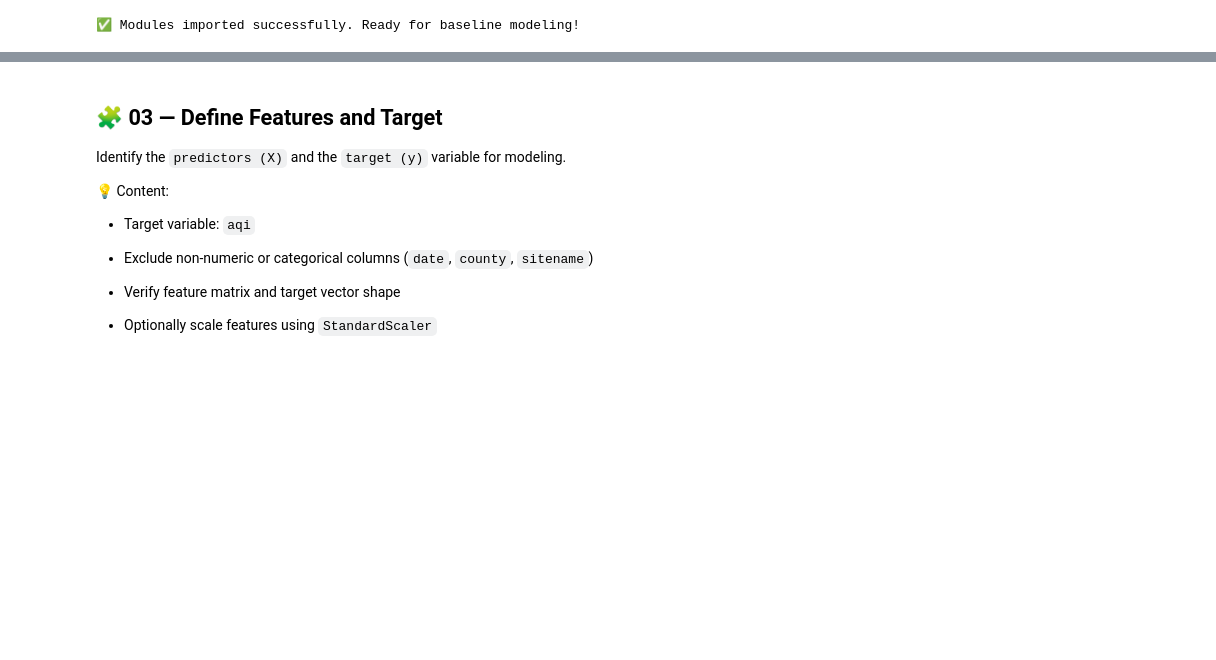
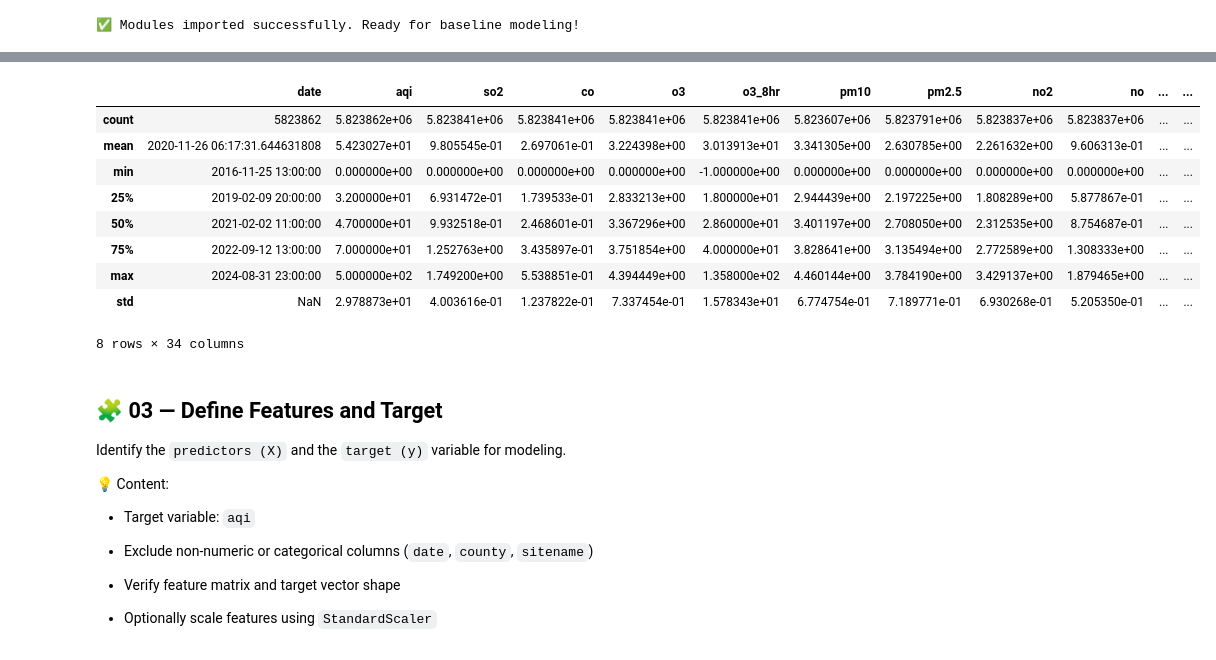
Before and after one commit to chgwyellow/air_pollution_analysis, a Jupyter notebook: notebook/03_baseline_modeling.ipynb, the cells around one changed output, grey strips where cells are left out. Cells and saved outputs as stored; diff of their text form; code cells hidden in the pictures; blank space fills up the shorter version.

```diff
--- a/notebook/03_baseline_modeling.ipynb
+++ b/notebook/03_baseline_modeling.ipynb
@@ -49,3 +98,16 @@ and prepare it for modeling.
+# %%
+df_log.describe()
+# %% [output]
+|  | date | aqi | so2 | co | o3 | o3_8hr | pm10 | pm2.5 | no2 | no | ... | ... |
+| count | 5823862 | 5.823862e+06 | 5.823841e+06 | 5.823841e+06 | 5.823841e+06 | 5.823841e+06 | 5.823607e+06 | 5.823791e+06 | 5.823837e+06 | 5.823837e+06 | ... | ... |
+| mean | 2020-11-26 06:17:31.644631808 | 5.423027e+01 | 9.805545e-01 | 2.697061e-01 | 3.224398e+00 | 3.013913e+01 | 3.341305e+00 | 2.630785e+00 | 2.261632e+00 | 9.606313e-01 | ... | ... |
+| min | 2016-11-25 13:00:00 | 0.000000e+00 | 0.000000e+00 | 0.000000e+00 | 0.000000e+00 | -1.000000e+00 | 0.000000e+00 | 0.000000e+00 | 0.000000e+00 | 0.000000e+00 | ... | ... |
+| 25% | 2019-02-09 20:00:00 | 3.200000e+01 | 6.931472e-01 | 1.739533e-01 | 2.833213e+00 | 1.800000e+01 | 2.944439e+00 | 2.197225e+00 | 1.808289e+00 | 5.877867e-01 | ... | ... |
+| 50% | 2021-02-02 11:00:00 | 4.700000e+01 | 9.932518e-01 | 2.468601e-01 | 3.367296e+00 | 2.860000e+01 | 3.401197e+00 | 2.708050e+00 | 2.312535e+00 | 8.754687e-01 | ... | ... |
+| 75% | 2022-09-12 13:00:00 | 7.000000e+01 | 1.252763e+00 | 3.435897e-01 | 3.751854e+00 | 4.000000e+01 | 3.828641e+00 | 3.135494e+00 | 2.772589e+00 | 1.308333e+00 | ... | ... |
+| max | 2024-08-31 23:00:00 | 5.000000e+02 | 1.749200e+00 | 5.538851e-01 | 4.394449e+00 | 1.358000e+02 | 4.460144e+00 | 3.784190e+00 | 3.429137e+00 | 1.879465e+00 | ... | ... |
+| std | NaN | 2.978873e+01 | 4.003616e-01 | 1.237822e-01 | 7.337454e-01 | 1.578343e+01 | 6.774754e-01 | 7.189771e-01 | 6.930268e-01 | 5.205350e-01 | ... | ... |
+8 rows × 34 columns
 # %% [markdown]
 ## 🧩 03 — Define Features and Target
 
```
Also changed, not shown: parts of 4 cells of this notebook.
